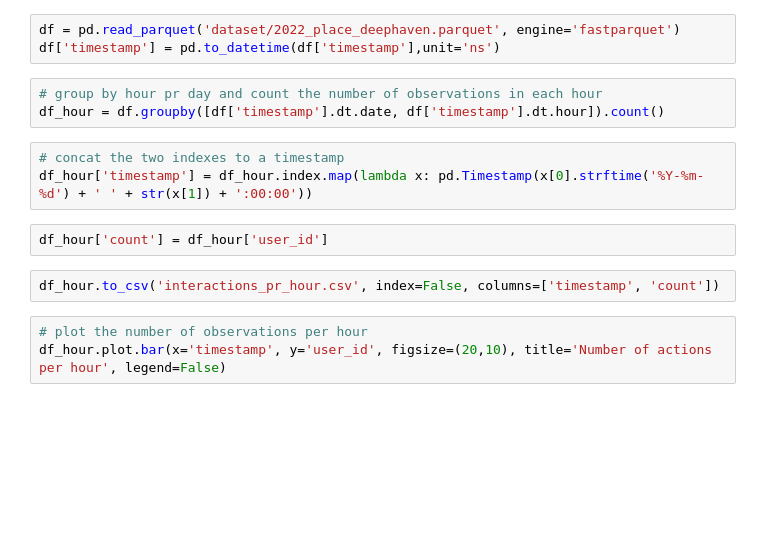
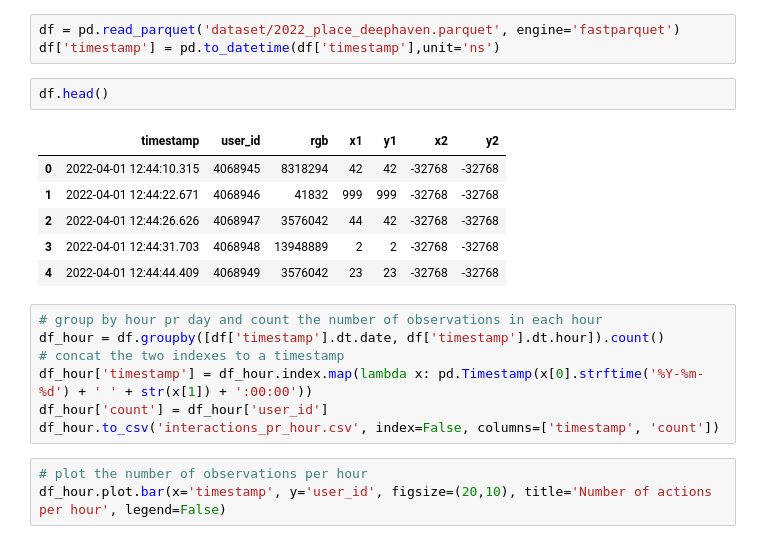
Before and after one commit to WojciechTyczynski/re-place-2022, a Jupyter notebook: Dataexploration.ipynb, the cells around one changed output. Drawn from its saved outputs; the diff is of its cells as text; blank space fills up the shorter version.

```diff
--- a/Dataexploration.ipynb
+++ b/Dataexploration.ipynb
@@ -8,16 +8,22 @@ sns.set()
 # %%
 df = pd.read_parquet('dataset/2022_place_deephaven.parquet', engine='fastparquet')
 df['timestamp'] = pd.to_datetime(df['timestamp'],unit='ns')
+# %%
+df.head()
+# %% [output]
+|  | timestamp | user_id | rgb | x1 | y1 | x2 | y2 |
+| 0 | 2022-04-01 12:44:10.315 | 4068945 | 8318294 | 42 | 42 | -32768 | -32768 |
+| 1 | 2022-04-01 12:44:22.671 | 4068946 | 41832 | 999 | 999 | -32768 | -32768 |
+| 2 | 2022-04-01 12:44:26.626 | 4068947 | 3576042 | 44 | 42 | -32768 | -32768 |
+| 3 | 2022-04-01 12:44:31.703 | 4068948 | 13948889 | 2 | 2 | -32768 | -32768 |
+| 4 | 2022-04-01 12:44:44.409 | 4068949 | 3576042 | 23 | 23 | -32768 | -32768 |
 # %%
 # group by hour pr day and count the number of observations in each hour
 df_hour = df.groupby([df['timestamp'].dt.date, df['timestamp'].dt.hour]).count()
+# concat the two indexes to a timestamp
+df_hour['timestamp'] = df_hour.index.map(lambda x: pd.Timestamp(x[0].strftime('%Y-%m-%d') + ' ' + str(x[1]) + ':00:00'))
+df_hour['count'] = df_hour['user_id']
+df_hour.to_csv('interactions_pr_hour.csv', index=False, columns=['timestamp', 'count'])
-# %%
-# concat the two indexes to a timestamp
-df_hour['timestamp'] = df_hour.index.map(lambda x: pd.Timestamp(x[0].strftime('%Y-%m-%d') + ' ' + str(x[1]) + ':00:00'))
-# %%
-df_hour['count'] = df_hour['user_id']
-# %%
-df_hour.to_csv('interactions_pr_hour.csv', index=False, columns=['timestamp', 'count'])
 # %%
 # plot the number of observations per hour
 df_hour.plot.bar(x='timestamp', y='user_id', figsize=(20,10), title='Number of actions per hour', legend=False)
```
Also changed, not shown: parts of 7 cells of this notebook, 1 other file.
